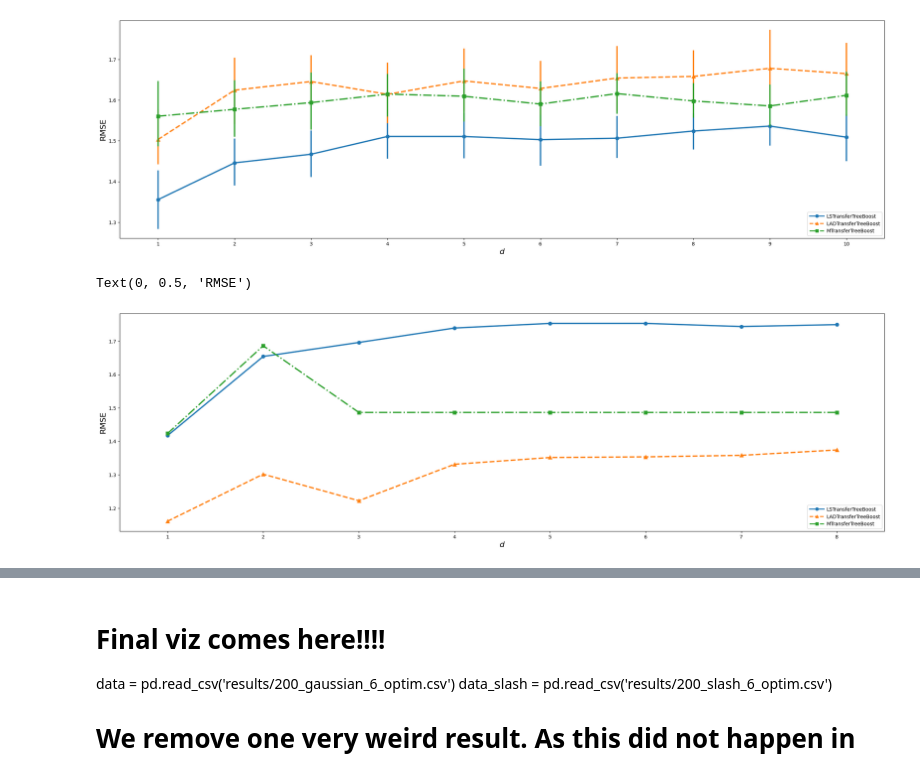
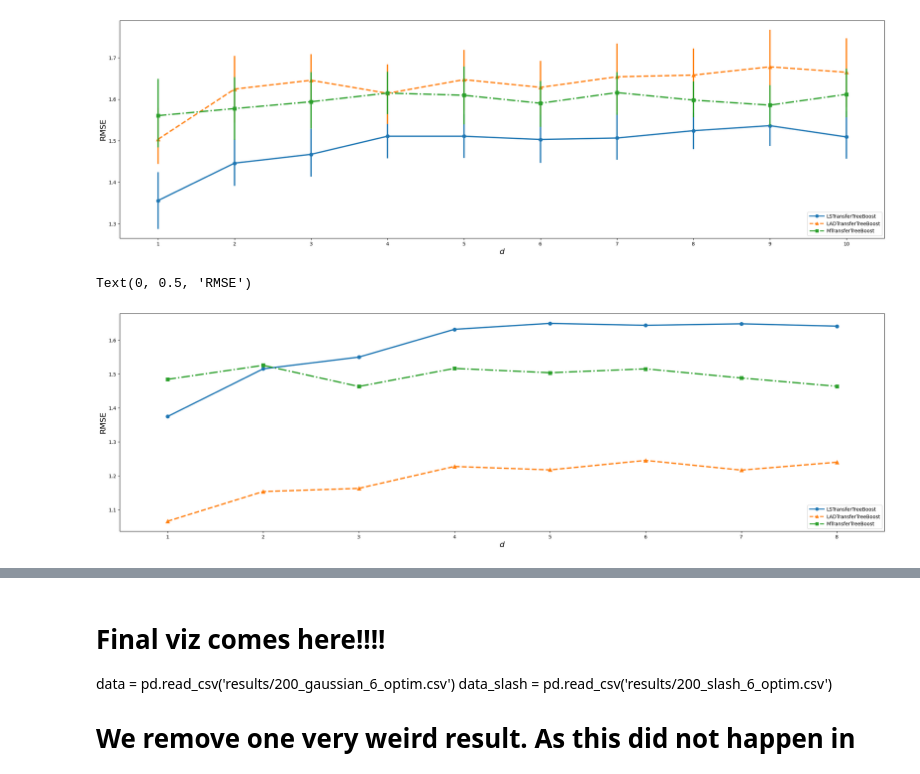
Before and after one commit to DageBjorne/transfertreeboost, a Jupyter notebook: friedman1_simul/viz_ls_lad_huber.ipynb, the cells around one changed output, grey strips where cells are left out. Saved outputs shown, nothing was run; the diff lists cells and outputs as text; code cells hidden in the pictures.

```diff
--- a/friedman1_simul/viz_ls_lad_huber.ipynb
+++ b/friedman1_simul/viz_ls_lad_huber.ipynb
@@ -36,9 +36,11 @@ data_gaussian = data_gaussian[(data_gaussian['seed'] != 62) & (data_gaussian['se
 
 # For slash errors
 data_slash = pd.read_csv('results/200_slash.csv')
+data_slash = data_slash[(data_slash['d'] != 10) & (data_slash['d'] != 9)]
 
 # For slash errors
 data_t= pd.read_csv('results/200_t_2.csv')
+data_t = data_t[(data_t['d'] != 8) & (data_t['d'] != 9) & (data_t['d'] != 10)]
 # %%
 
 # Here we find the optimal settings
@@ -104,17 +106,17 @@ Huber_data_slash = data_slash[data_slash['method'] == 'MTransferTreeBoost']
 
 best_LS, best_LS_params = topk_per_d_per_method(
     LS_data_slash,
-['d', 'v', 'source_tree_size', 'target_tree_size', 'm_0', 'k'], k=1
+['d', 'v', 'source_tree_size', 'target_tree_size', 'm_0', 'k'], k=2
 )
 
 best_LAD, best_LAD_params = topk_per_d_per_method(
     LAD_data_slash,
-['d', 'v', 'source_tree_size', 'target_tree_size', 'm_0', 'k'], k=1
+['d', 'v', 'source_tree_size', 'target_tree_size', 'm_0', 'k'], k=2
 )
 
 best_Huber, best_Huber_params = topk_per_d_per_method(
     Huber_data_slash,
-['d', 'v', 'source_tree_size', 'target_tree_size', 'm_0', 'k'], k=1
+['d', 'v', 'source_tree_size', 'target_tree_size', 'm_0', 'k'], k=2
 )
 
 #create new df for viz
@@ -123,35 +125,35 @@ df = pd.concat([df, best_Huber])
 # %%
 # Plot average test RMSE:s for best hyperparams
 from matplotlib.lines import Line2D
 
 plt.figure(figsize = (28,8))
-sns.pointplot(data = df, x = 'd', y = 'rmse', hue = 'method',
+sns.pointplot(data = df, x = 'd', y = 'avg_rmse', hue = 'method',
                 markers=['o', '^', 's', 'D', 'P'], markersize=6, linestyles=['-', '--', '-.', ':', (0, (3, 1, 1, 1))])
 
 # grab the current legend
 handles, labels = plt.gca().get_legend_handles_labels()
 
 # rebuild legend with longer lines
 new_handles = []
 for h in handles:
     if isinstance(h, Line2D):
         new_handles.append(Line2D(
             [0], [0],
             color=h.get_color(),
             linestyle=h.get_linestyle(),
             marker=h.get_marker(),
             markersize=6,
             linewidth=2,
         ))
     else:
         new_handles.append(h)
 #plt.legend(loc="lower right")
 plt.legend(new_handles, labels, handlelength=3, handletextpad=0.5, loc="lower right")  # increase handlelength to "extend" line
 plt.gca().set_xlabel('$d$', fontsize=16)
 plt.gca().set_ylabel('RMSE', fontsize=16)
 # %% [output]
 Text(0, 0.5, 'RMSE')
-[figure, old version]
+[figure, new version]
 # %%
 # Here we find the optimal settings
 LS_data_t = data_t[data_t['method'] == 'LSTransferTreeBoost']
```
Also changed, not shown: parts of 3 cells of this notebook.
